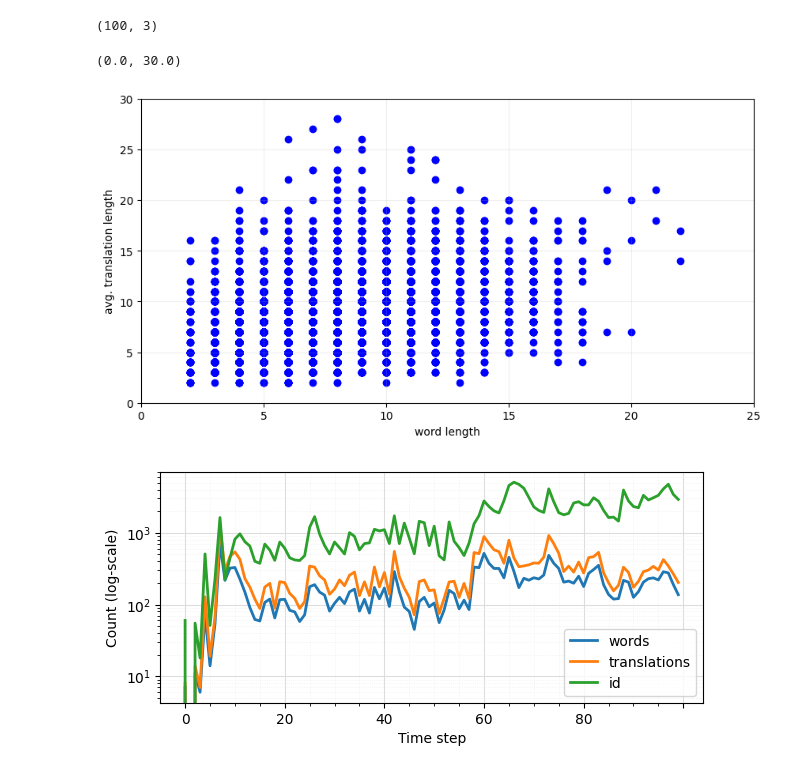
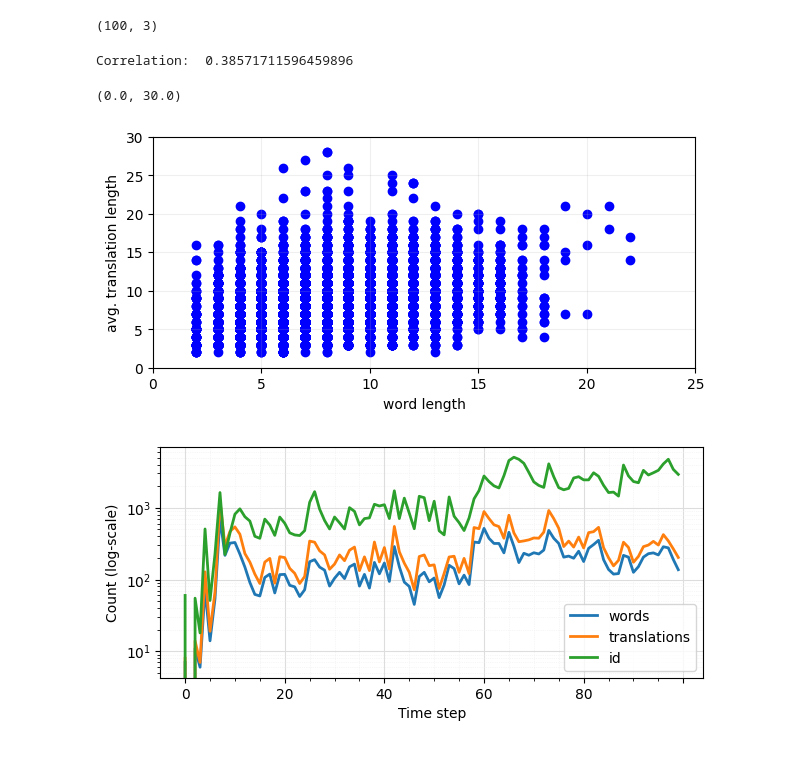
Before and after one commit to alexeykosh/2023-slovotvir-reuse-analysis, a Jupyter notebook: model.ipynb, the cells around one changed output. Drawn from its saved outputs; the diff is of its cells as text; code cells hidden in the pictures.

Commit message:
one small tweak of the first plot

```diff
--- a/model.ipynb
+++ b/model.ipynb
@@ -61,16 +61,19 @@ df_unique.shape
 # %% [output]
 (100, 3)
 # %%
-plt.figure(figsize=(10, 5))
+plt.figure(figsize=(7, 3))
 plt.grid(alpha=0.2)
 plt.scatter(x = df['word_len'], y = df['translation_len'], alpha=1, color = 'blue')
 plt.xlabel('word length')
 plt.ylabel('avg. translation length')
+# print correlation
+print('Correlation: ', np.corrcoef(df['word_len'], df['translation_len'])[0, 1])
 plt.xlim(0, 25)
 plt.ylim(0, 30)
 # %% [output]
-(0.0, 30.0)
+Correlation:  0.38571711596459896
+(0.0, 30.0)
-[figure, old version]
+[figure, new version]
 # %%
 votes = pd.read_csv("data_/votes.csv")
 votes['created_at'] = pd.to_datetime(votes['created_at'])
```
